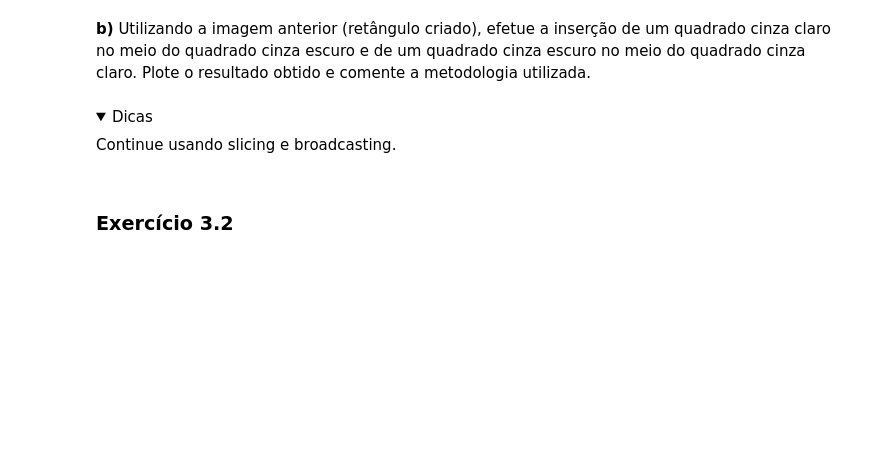
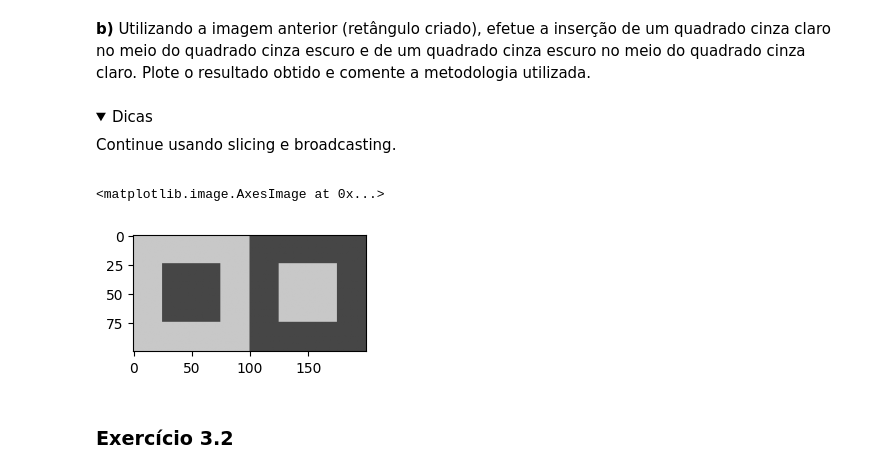
Before and after one commit to UNICAMP-EA979/2026s1-pi01-numpy-TZShinobi, a Jupyter notebook: Atividade.ipynb, the cells around one changed output. Cells and saved outputs as stored; diff of their text form; code cells hidden in the pictures; folded sections open; blank space fills up the shorter version.

```diff
--- a/Atividade.ipynb
+++ b/Atividade.ipynb
@@ -479,3 +518,18 @@ plt.imshow(array,vmin=0, vmax=255, cmap='gray')
+# %%
+square3 = np.zeros([50, 50], dtype=np.uint8)
+square4 = np.zeros([50, 50], dtype=np.uint8)
+
+square3[:, :] = 200
+square4[:, :] = 70
+
+rect[25:75, 125:175] = square3
+rect[25:75, 25:75] = square4
+
+plt.figure(figsize = (3,3))
+plt.imshow(rect,vmin=0, vmax=255, cmap='gray')
+# %% [output]
+<matplotlib.image.AxesImage at 0x...>
+[figure, added]
 # %% [markdown]
 ### Exercício 3.2
 # %% [markdown]
```
Also changed, not shown: parts of 18 cells of this notebook.
